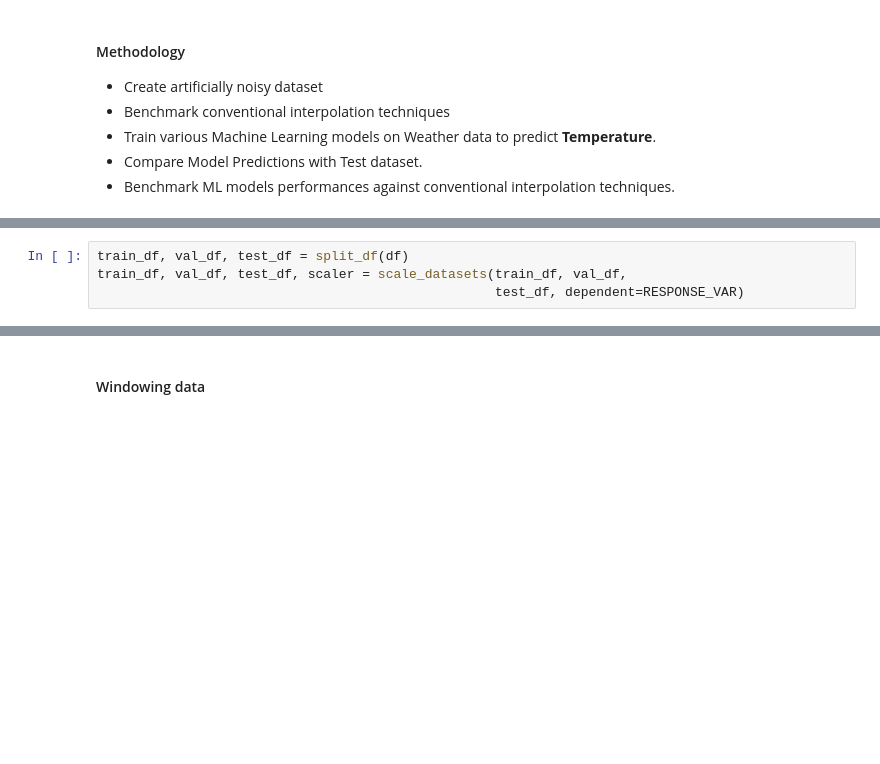
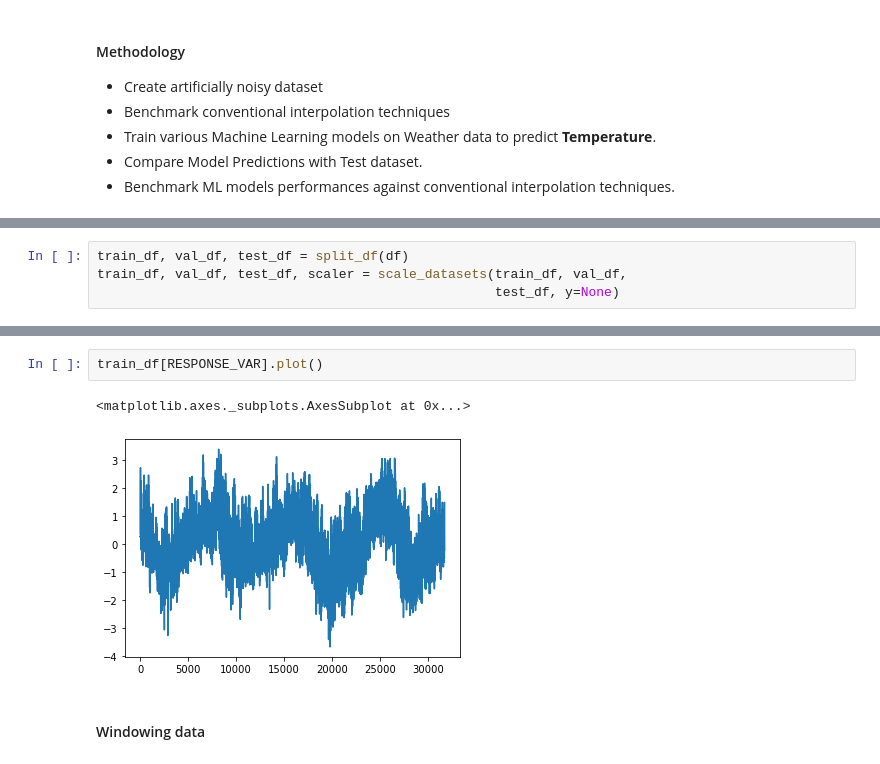
Before and after one commit to franticOreo/WeatherInterpolation, a Jupyter notebook: WeatherDataInterpolation-wo_noise_generation.ipynb, the cells around one changed output, grey strips where cells are left out. Drawn from its saved outputs; the diff is of its cells as text; blank space fills up the shorter version.

```diff
--- a/WeatherDataInterpolation-wo_noise_generation.ipynb
+++ b/WeatherDataInterpolation-wo_noise_generation.ipynb
@@ -127,4 +175,4 @@ train_df, val_df, test_df = split_df(df)
 # %%
 train_df, val_df, test_df = split_df(df)
 train_df, val_df, test_df, scaler = scale_datasets(train_df, val_df,
-                                                   test_df, dependent=RESPONSE_VAR)
+                                                   test_df, y=None)
@@ -131,3 +195,8 @@ train_df, val_df, test_df, scaler = scale_datasets(train_df, val_df,
+# %%
+train_df[RESPONSE_VAR].plot()
+# %% [output]
+<matplotlib.axes._subplots.AxesSubplot at 0x...>
+[figure, added]
 # %% [markdown]
 #### Windowing data
 # %%
```
Also changed, not shown: parts of 41 cells of this notebook, 1 other file.
